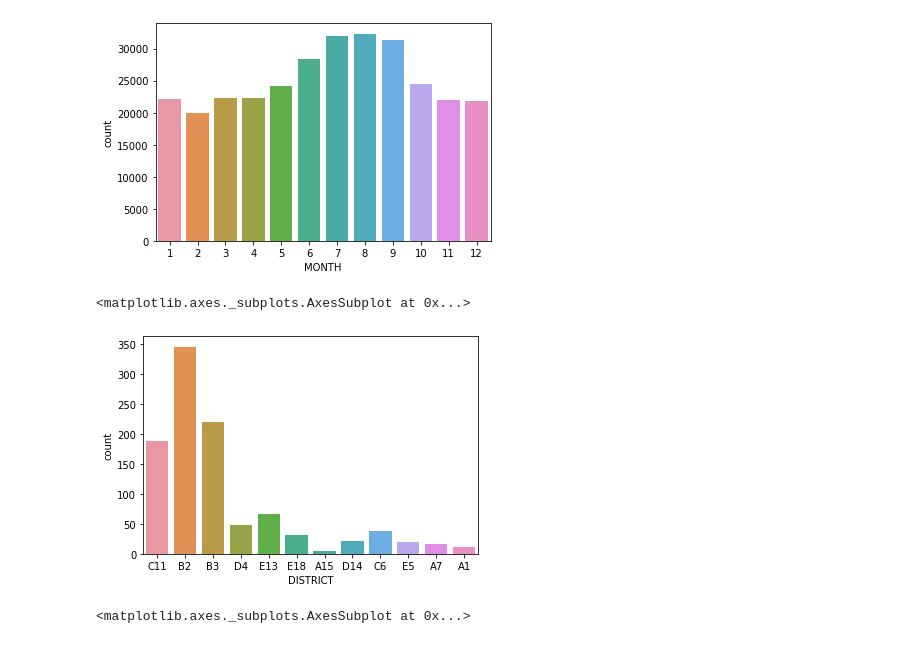
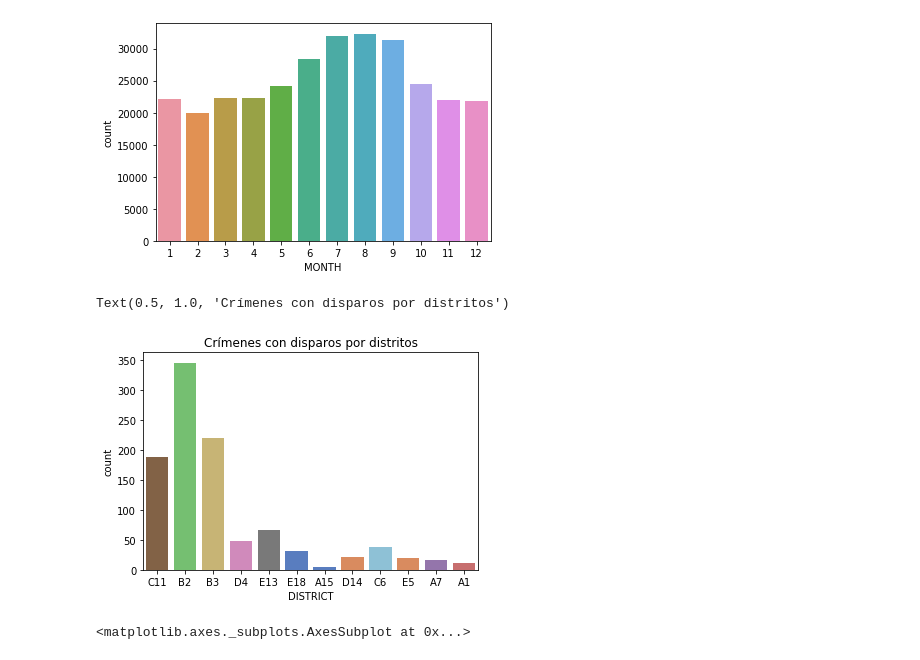
Before and after one commit to apavond/crimenes_tfm, a Jupyter notebook: DataPrepatation.ipynb, the cells around one changed output. Saved outputs shown, nothing was run; the diff lists cells and outputs as text; code cells hidden in the pictures.

Commit message:
Cambios de colores en algunas gráficas

```diff
--- a/DataPrepatation.ipynb
+++ b/DataPrepatation.ipynb
@@ -217,4 +221,8 @@ sns.boxplot(y= crimes_df['Long'])
 # %%
-sns.scatterplot(x='Lat', y = 'Long',hue = 'DISTRICT', data=crimes_df)
+district = crimes_df.DISTRICT.unique()
+
+colors_district=dict(zip(district, sns.color_palette(palette="muted",n_colors=12)))
+
+sns.scatterplot(x='Lat', y = 'Long',hue = 'DISTRICT', data=crimes_df, palette=colors_district)
 # %% [output]
 <matplotlib.axes._subplots.AxesSubplot at 0x...>
@@ -383,10 +391,10 @@ sns.countplot(x='MONTH',  data=crimes_df.loc[crimes_df['SHOOTING'] == 0])
 <matplotlib.axes._subplots.AxesSubplot at 0x...>
 [figure]
 # %%
-sns.countplot(x='DISTRICT', data=crimes_df.loc[crimes_df['SHOOTING'] == 1])
+sns.countplot(x='DISTRICT', data=crimes_df.loc[crimes_df['SHOOTING'] == 1], palette=colors_district).set_title('Crímenes con disparos por distritos')
 # %% [output]
-<matplotlib.axes._subplots.AxesSubplot at 0x...>
+Text(0.5, 1.0, 'Crímenes con disparos por distritos')
-[figure, old version]
+[figure, new version]
 # %%
 sns.countplot(x='DISTRICT', hue='SHOOTING', data=crimes_df)
 # %% [output]
```
Also changed, not shown: parts of 5 cells of this notebook, 1 other file.
